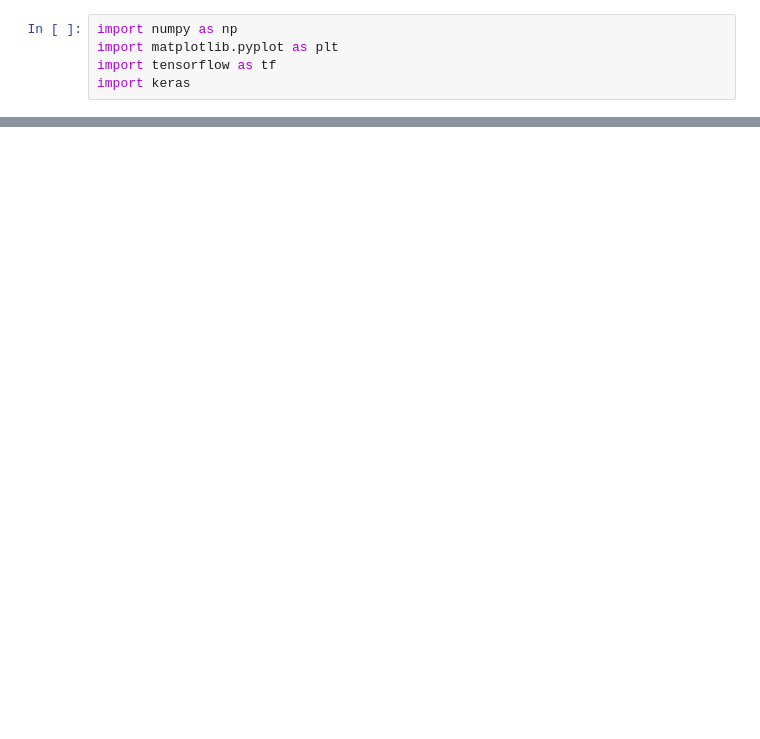
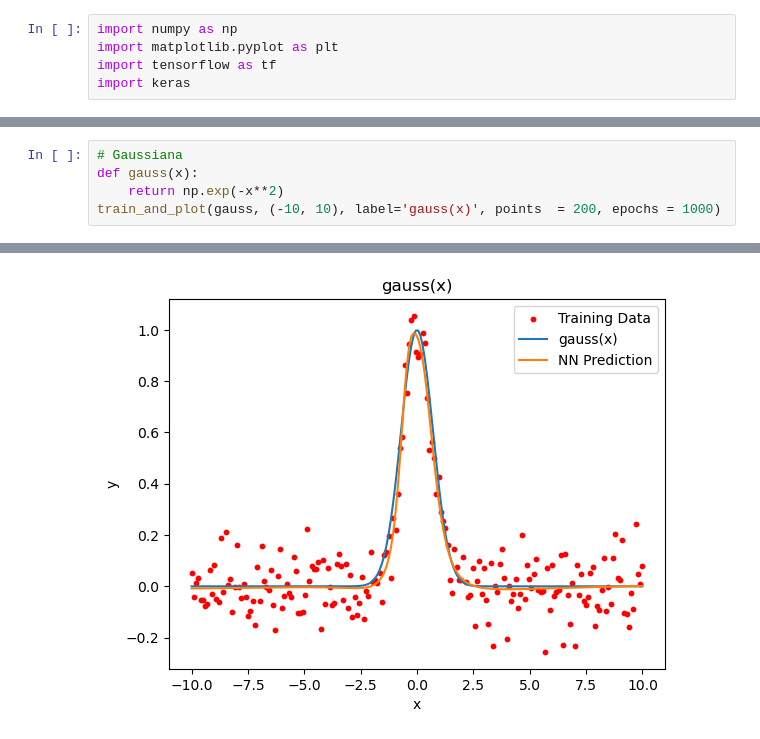
Before and after one commit to PDornelasN/Atividades, a Jupyter notebook: Atividade_3/NN_sin.ipynb, the cells around one changed output, grey strips where cells are left out. Saved outputs shown, nothing was run; the diff lists cells and outputs as text; blank space fills up the shorter version.

```diff
--- a/Atividade_3/NN_sin.ipynb
+++ b/Atividade_3/NN_sin.ipynb
@@ -54,0 +63,6 @@ WARNING:tensorflow:5 out of the last 15 calls to <function TensorFlowTrainer.mak
+# %%
+# Gaussiana
+def gauss(x):
+    return np.exp(-x**2)
+train_and_plot(gauss, (-10, 10), label='gauss(x)', points  = 200, epochs = 1000)
+# %% [output]
@@ -54,0 +70 @@ WARNING:tensorflow:5 out of the last 15 calls to <function TensorFlowTrainer.mak
+[figure, added]
```
Also changed, not shown: parts of 6 cells of this notebook, 3 other files.
